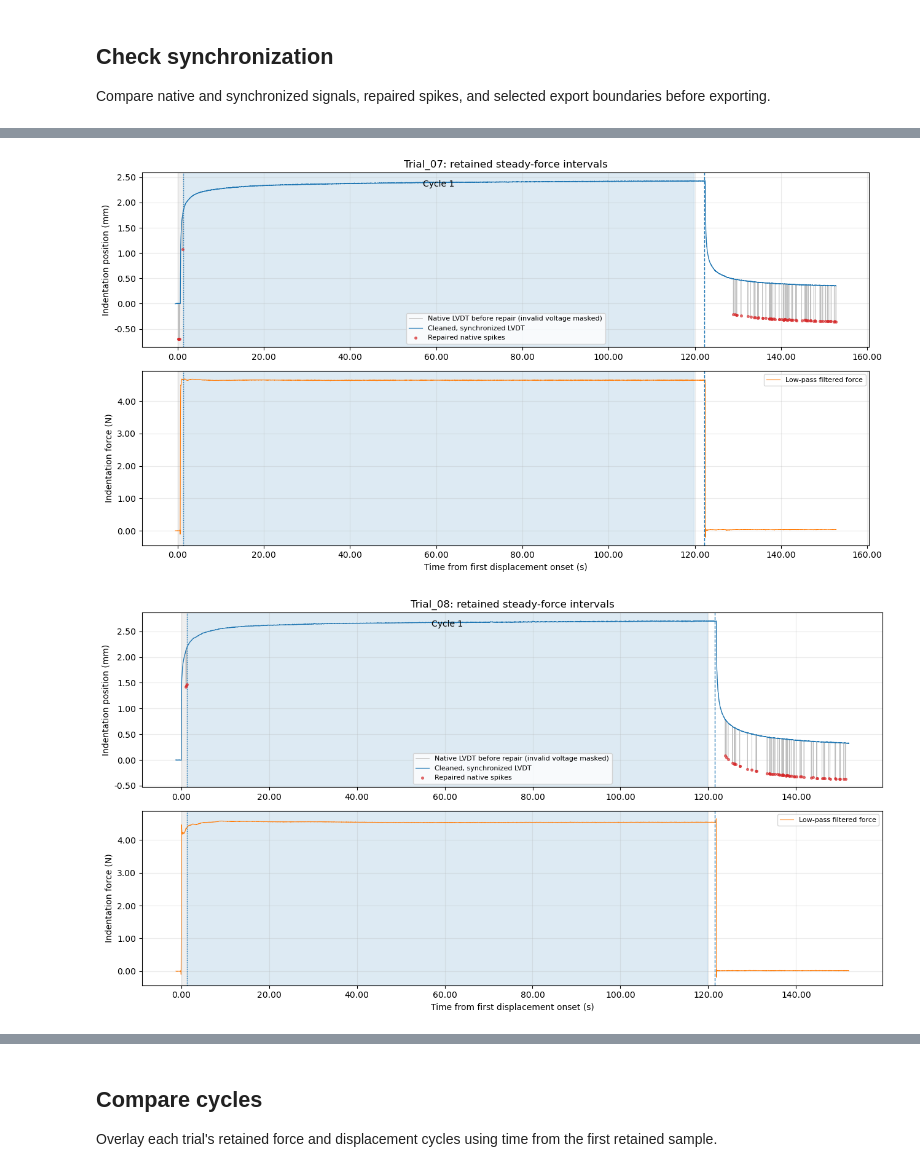
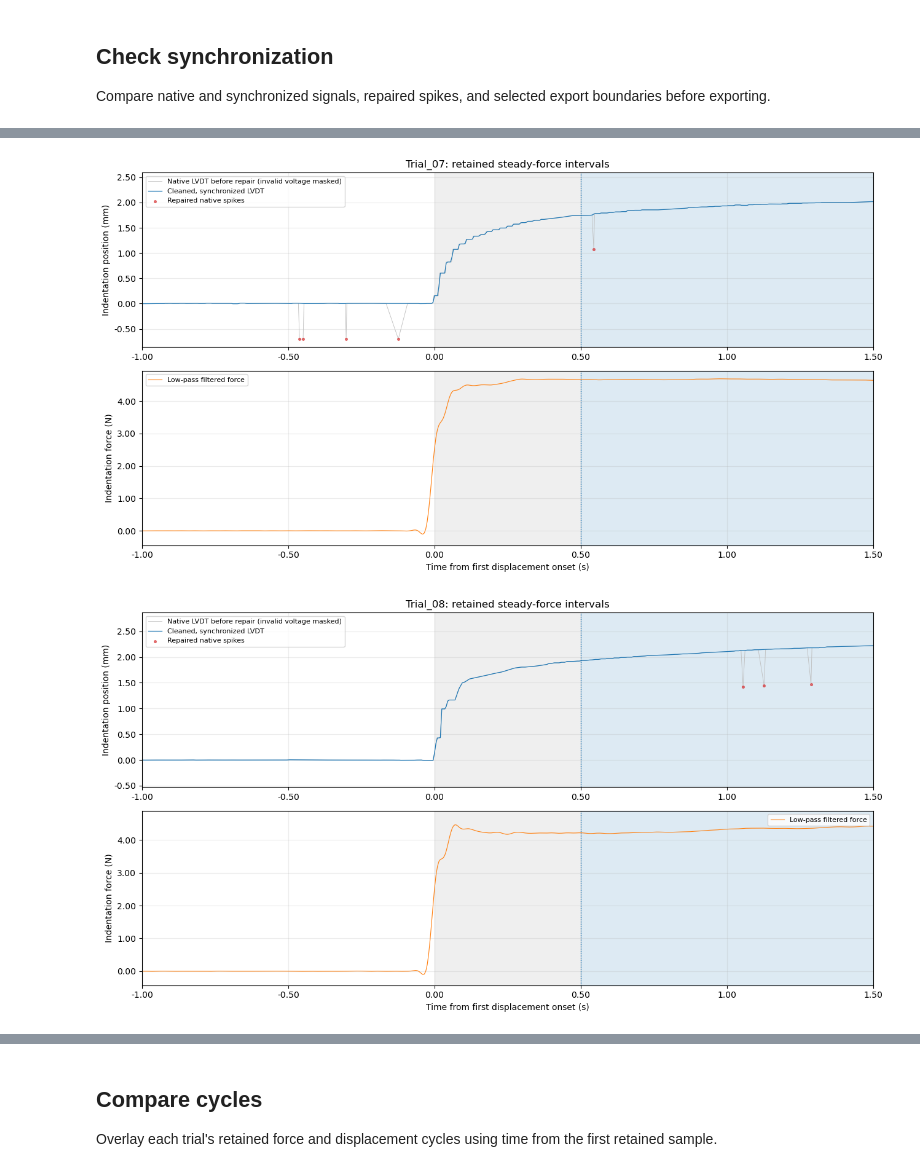
Before and after one commit to Cuberkk/Tonometry_Control_Code, a Jupyter notebook: data_process/utils/Clindent_data_preprocess.ipynb, the cells around one changed output, grey strips where cells are left out. Cells and saved outputs as stored; diff of their text form; code cells hidden in the pictures.

```diff
--- a/data_process/utils/Clindent_data_preprocess.ipynb
+++ b/data_process/utils/Clindent_data_preprocess.ipynb
@@ -77,7 +77,7 @@ FORCE_STEADY_STATE_SETTINGS = dict(  # Automatic steady-force boundary detection
     release_guard_s=0.25,  # Seconds trimmed before cycle release.
     min_force_n=0.2,  # Minimum holding force in newtons.
 )
-STEADY_START_TIME_S = None  # Seconds from cycle onset; None: automatic start plus offset.
+STEADY_START_TIME_S = 0.5  # Seconds from cycle onset; None: automatic start plus offset.
 STEADY_START_OFFSET_S = 0.0  # Auto-start shift in seconds; positive delays; ignored with manual start.
 STEADY_END_OFFSET_S = 0.0  # End shift in seconds; positive delays; steady mode only.
 MIN_ANGLE_FORCE_N = 0.2  # Minimum resultant force for valid deviation angles.
@@ -486,7 +506,8 @@ for result in processed:
     axes[0].scatter(lvdt.loc[spike, 'time_s'], lvdt.loc[spike, 'displacement_before_despike_mm'],
                     color='tab:red', s=7, alpha=0.6, label='Repaired native spikes', zorder=3)
     axes[1].plot(sync.time_s, sync.force_n, color='tab:orange', lw=0.8, label='Low-pass filtered force' if ENABLE_FORCE_LOWPASS else 'Synchronized force')
-    # axes[1].set_xlim(.0, 1.0)
+    axes[0].set_xlim(-1.0, STEADY_START_TIME_S + 1.0 if STEADY_START_TIME_S is not None else np.max(sync.time_s))
+    axes[1].set_xlim(-1.0, STEADY_START_TIME_S + 1.0 if STEADY_START_TIME_S is not None else np.max(sync.time_s))
     for event in cycles.itertuples():
         color = plt.get_cmap('tab10')((event.cycle - 1) % 10)
         for axis in axes:
@@ -496,7 +517,7 @@ for result in processed:
             axis.axvline(event.release_s, color=color, ls='--', lw=1)
         axes[0].text((event.export_start_s + event.export_end_s) / 2, 0.96,
                      f'Cycle {event.cycle}', transform=axes[0].get_xaxis_transform(),
-                     ha='center', va='top')
+                     ha='center', va='top', clip_on=True)
     axes[0].set(title=f"{result['label']}: retained {segment_label} intervals",
                  ylabel='Indentation position (mm)')
     axes[1].set(xlabel='Time from first displacement onset (s)', ylabel='Indentation force (N)')
@@ -513,2 +534,2 @@ for result in processed:
-[figure, old version]
+[figure, new version]
-[figure, old version]
+[figure, new version]
```
Also changed, not shown: parts of 8 cells of this notebook, 19 other files.
